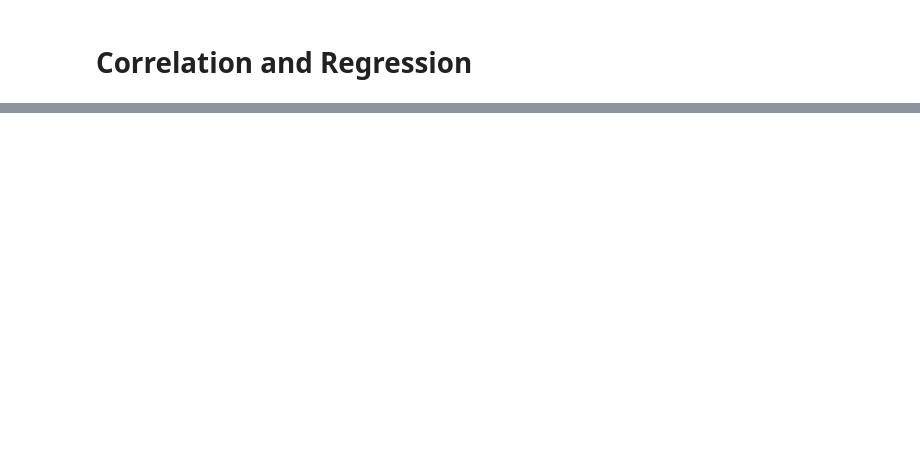
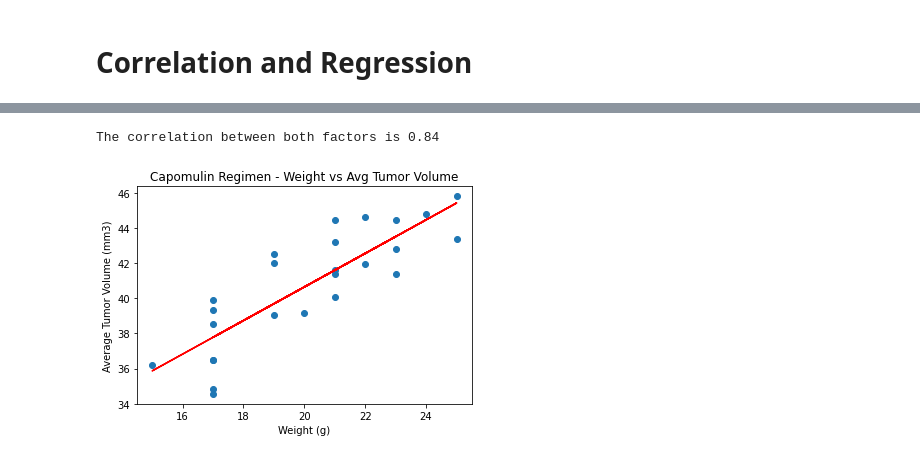
Before and after one commit to bfraser4/Python-Pharmaceutical-Data-Analysis, a Jupyter notebook: Pymaceuticals/PymaceuticalsAnalysis.ipynb, the cells around one changed output, grey strips where cells are left out. Saved outputs shown, nothing was run; the diff lists cells and outputs as text; code cells hidden in the pictures; blank space fills up the shorter version.

```diff
--- a/Pymaceuticals/PymaceuticalsAnalysis.ipynb
+++ b/Pymaceuticals/PymaceuticalsAnalysis.ipynb
@@ -360,0 +384,30 @@ The correlation between both factors is 0.65
+# %%
+#dependency for linear regression
+from scipy.stats import linregress
+
+#create x and y axis values
+weight_x = capomulin.groupby('Mouse ID')['Weight (g)'].mean()
+tumor_y = capomulin.groupby('Mouse ID')['Tumor Volume (mm3)'].mean()
+
+#Pearson correlation coefficient
+correlation = st.pearsonr(weight_x,tumor_y)
+print(f"The correlation between both factors is {round(correlation[0],2)}")
+
+#linear regression
+(slope, intercept, rvalue, pvalue, stderr) = linregress(weight_x, tumor_y)
+regress_values = weight_x * slope + intercept
+line_eq = "y = " + str(round(slope,2)) + "x + " + str(round(intercept,2))
+
+#name graph axis labels
+plt.title("Capomulin Regimen - Weight vs Avg Tumor Volume")
+plt.xlabel('Weight (g)')
+plt.ylabel('Average Tumor Volume (mm3)')
+
+#plot scatter plot with linear regression
+plt.scatter(weight_x,tumor_y)
+plt.plot(weight_x,regress_values,"r-")
+plt.annotate(line_eq,(5.8,0.8),fontsize=15,color="red")
+plt.show()
+# %% [output]
+The correlation between both factors is 0.84
+[figure, added]
```
Also changed, not shown: parts of 8 cells of this notebook, 1 other file.
